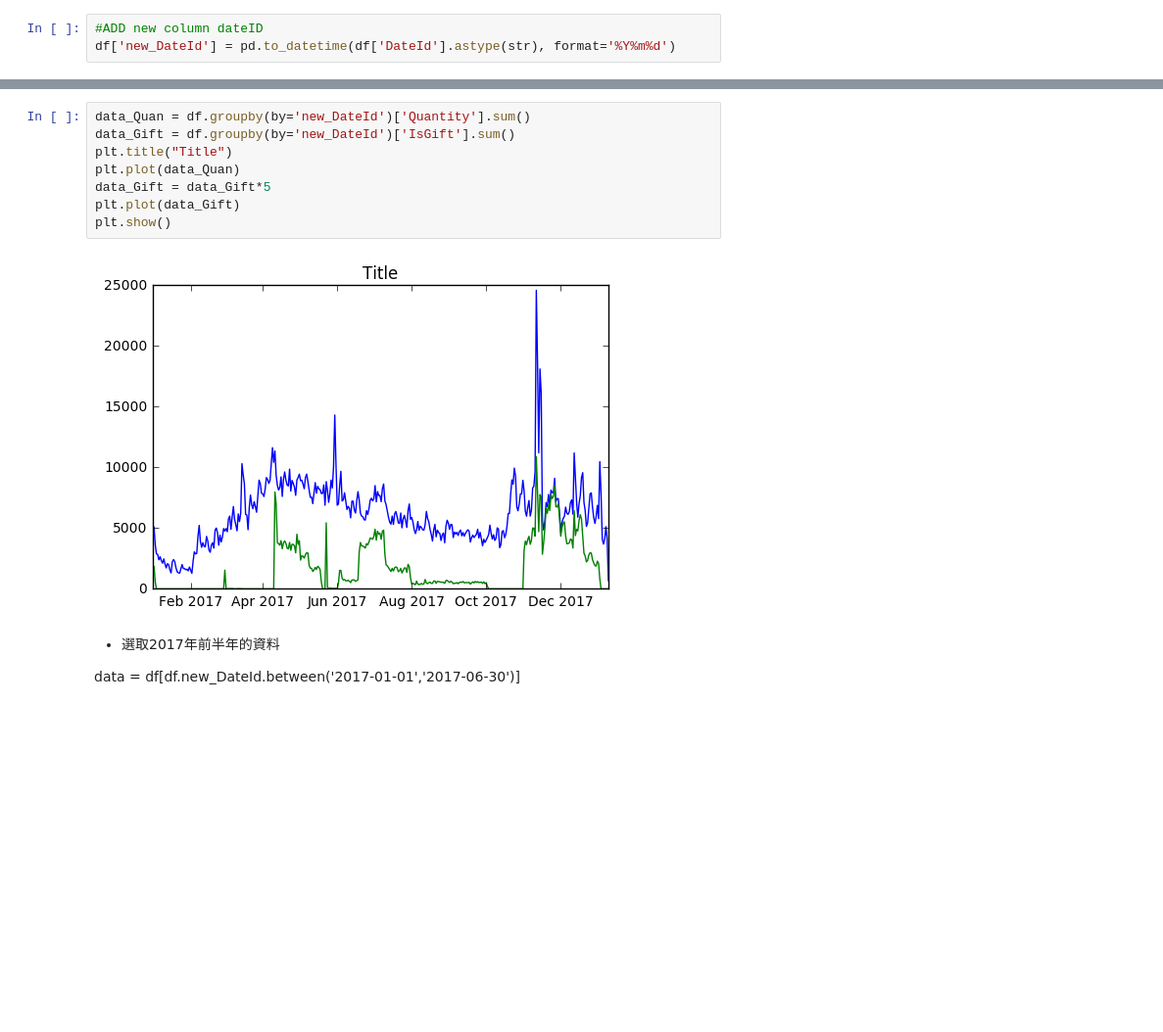
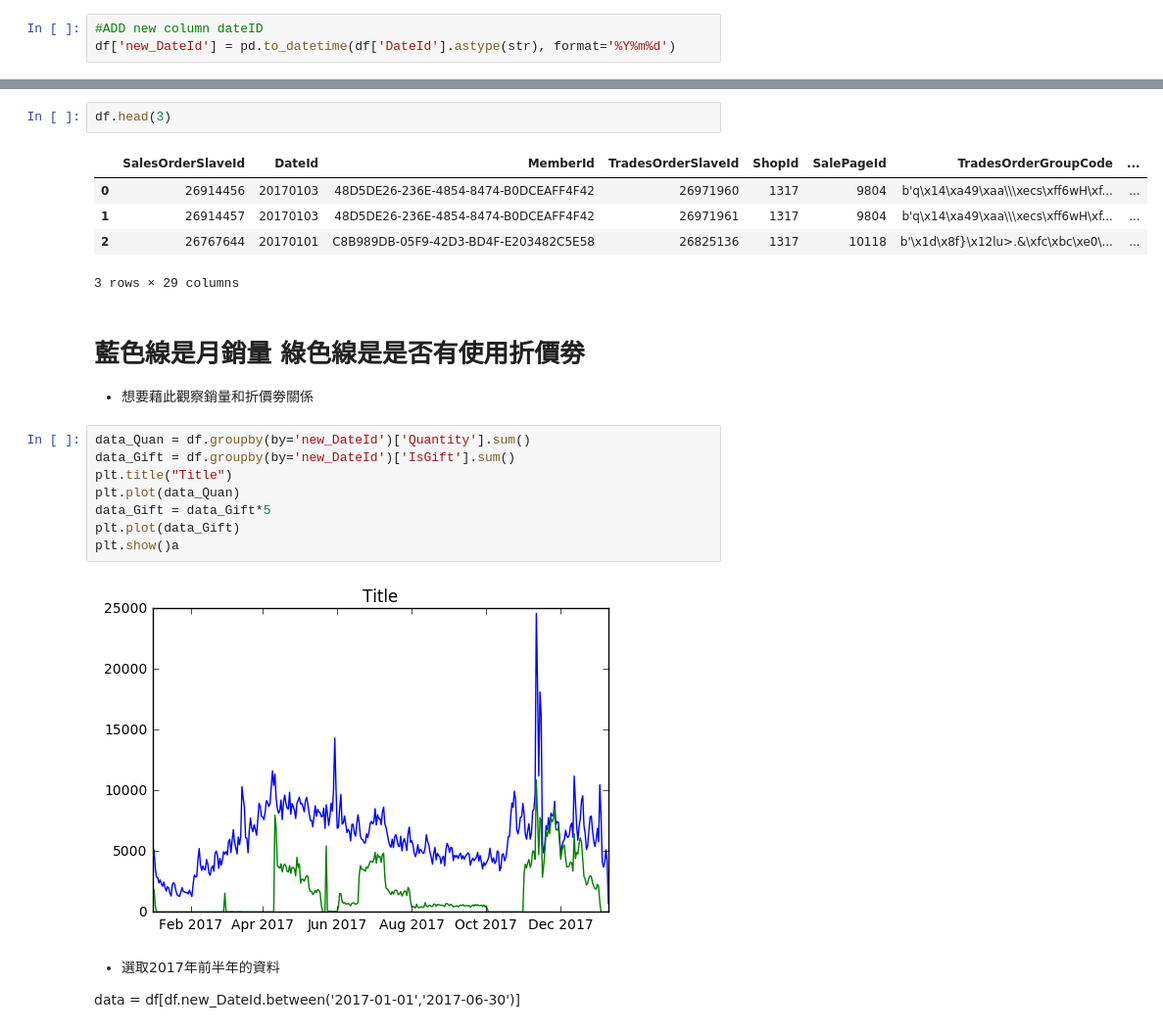
Before and after one commit to chenshowa/Showa_CsxPython, a Jupyter notebook: week_3/course_3_VIsualization_hw.ipynb, the cells around one changed output, grey strips where cells are left out. Shown at 98% size. Cells and saved outputs as stored; diff of their text form; blank space fills up the shorter version.

```diff
--- a/week_3/course_3_VIsualization_hw.ipynb
+++ b/week_3/course_3_VIsualization_hw.ipynb
@@ -27,3 +37,14 @@ df['new_DateId'] = pd.to_datetime(df['DateId'].astype(str), format='%Y%m%d')
+# %%
+df.head(3)
+# %% [output]
+|  | ﻿SalesOrderSlaveId | DateId | MemberId | TradesOrderSlaveId | ShopId | SalePageId | TradesOrderGroupCode | ... |
+| 0 | 26914456 | 20170103 | 48D5DE26-236E-4854-8474-B0DCEAFF4F42 | 26971960 | 1317 | 9804 | b'q\x14\xa49\xaa\\\xecs\xff6wH\xf... | ... |
+| 1 | 26914457 | 20170103 | 48D5DE26-236E-4854-8474-B0DCEAFF4F42 | 26971961 | 1317 | 9804 | b'q\x14\xa49\xaa\\\xecs\xff6wH\xf... | ... |
+| 2 | 26767644 | 20170101 | C8B989DB-05F9-42D3-BD4F-E203482C5E58 | 26825136 | 1317 | 10118 | b'\x1d\x8f}\x12lu>.&\xfc\xbc\xe0\... | ... |
+3 rows × 29 columns
+# %% [markdown]
+ # 藍色線是月銷量 綠色線是是否有使用折價劵
+ * 想要藉此觀察銷量和折價劵關係
 # %%
 data_Quan = df.groupby(by='new_DateId')['Quantity'].sum()
 data_Gift = df.groupby(by='new_DateId')['IsGift'].sum()
@@ -31,7 +52,7 @@ plt.title("Title")
 plt.plot(data_Quan)
 data_Gift = data_Gift*5
 plt.plot(data_Gift)
-plt.show()
+plt.show()a
 # %% [output]
 [figure]
 # %% [markdown]
```
Also changed, not shown: parts of 7 cells of this notebook, 1 other file.
